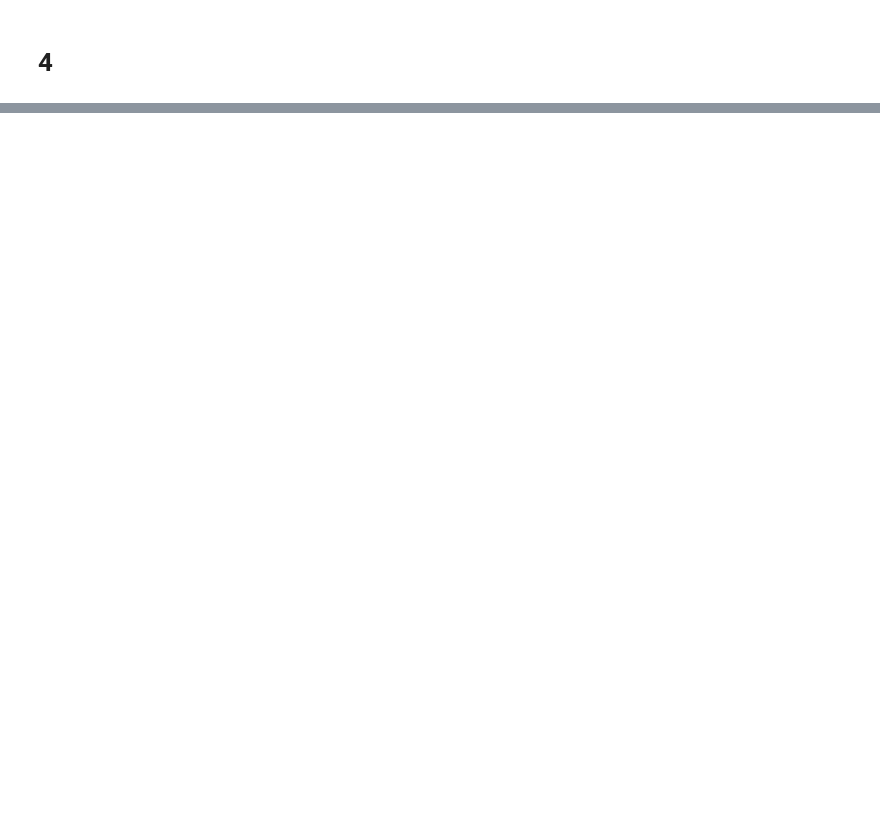
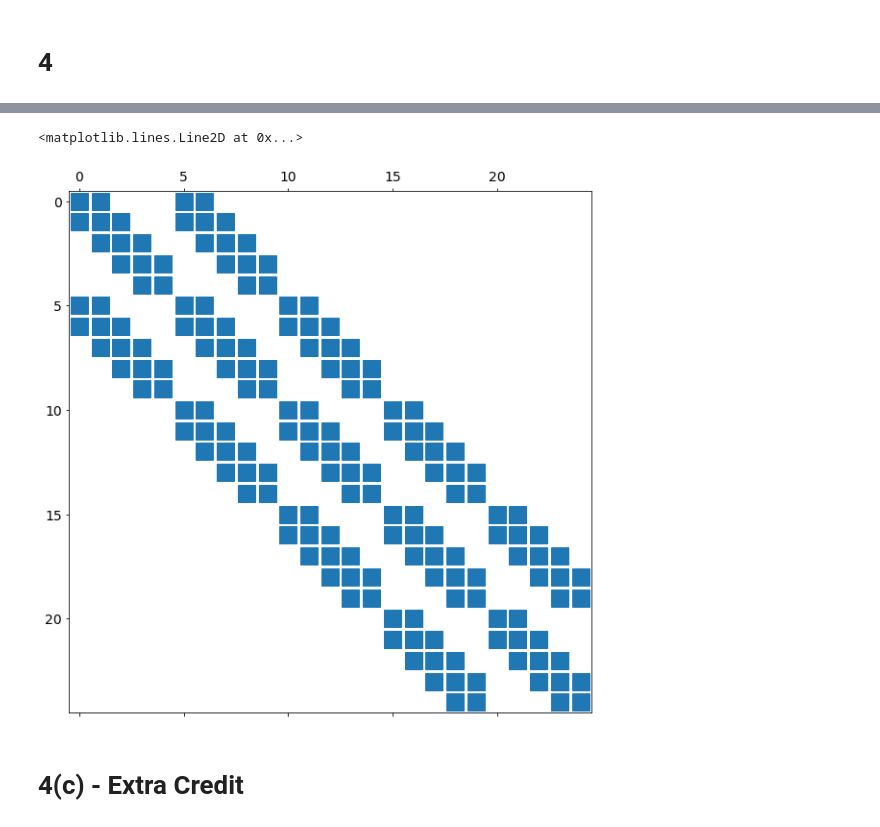
Before and after one commit to shawsa/m567, a Jupyter notebook: hw04.ipynb, the cells around one changed output, grey strips where cells are left out. Saved outputs shown, nothing was run; the diff lists cells and outputs as text; code cells hidden in the pictures; blank space fills up the shorter version.

```diff
--- a/hw04.ipynb
+++ b/hw04.ipynb
@@ -200,0 +298,21 @@ print(sp.diags([[-1]*6, [0]*6, [1]*6], [-1, 0, 1], shape=(5,5)).todense())
+# %%
+# Check the shape of the matrix
+m = 5
+
+diagonals = [4.0, -20, 4]
+main_diag_val = sp.diags(diagonals, [-1,0,1], shape=(m,m), format='csr')
+main_diag_loc = sp.eye(m)
+diagonals = [1, 4, 1]
+sub_diag_val = sp.diags(diagonals, [-1,0,1], shape=(m,m), format='csr')
+sub_diag_loc = sp.diags([1,0,1], [-1, 0, 1], shape=(m,m), format='csr')
+
+M = sp.kron(main_diag_val, main_diag_loc) + sp.kron(sub_diag_val, sub_diag_loc)
+
+M = sp.kron(main_diag_val, main_diag_loc) + sp.kron(sub_diag_val, sub_diag_loc)
+plt.figure(figsize=(10,10))
+plt.spy(M, markersize=18)
+# %% [output]
+<matplotlib.lines.Line2D at 0x...>
+[figure, added]
+# %% [markdown]
+# 4(c) - Extra Credit
```
Also changed, not shown: parts of 25 cells of this notebook, 9 other files.
